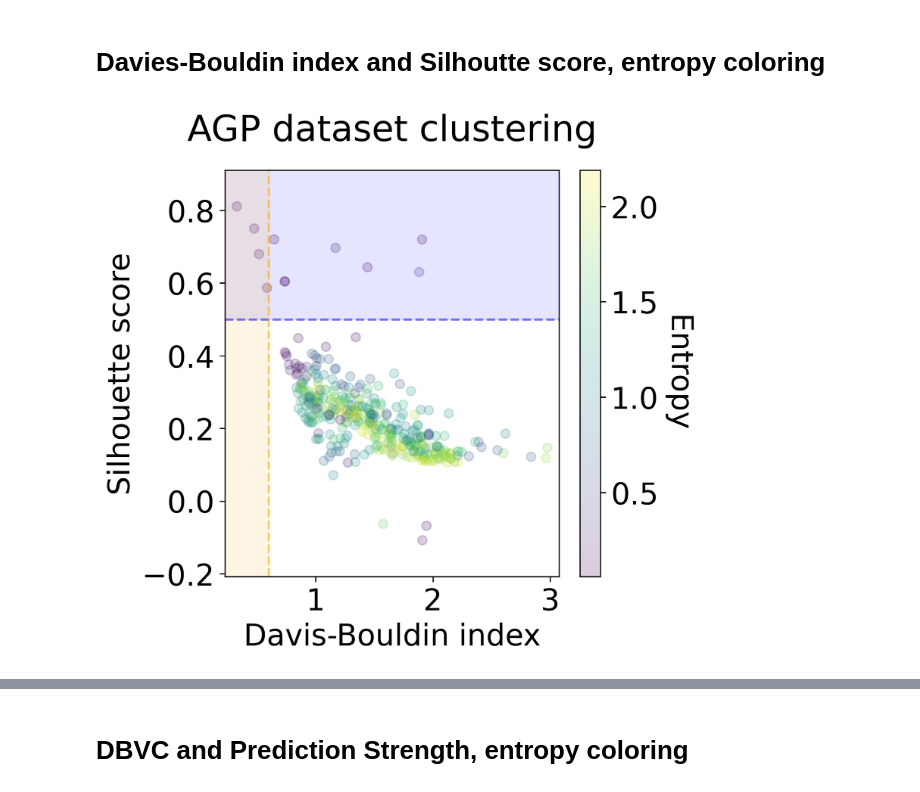
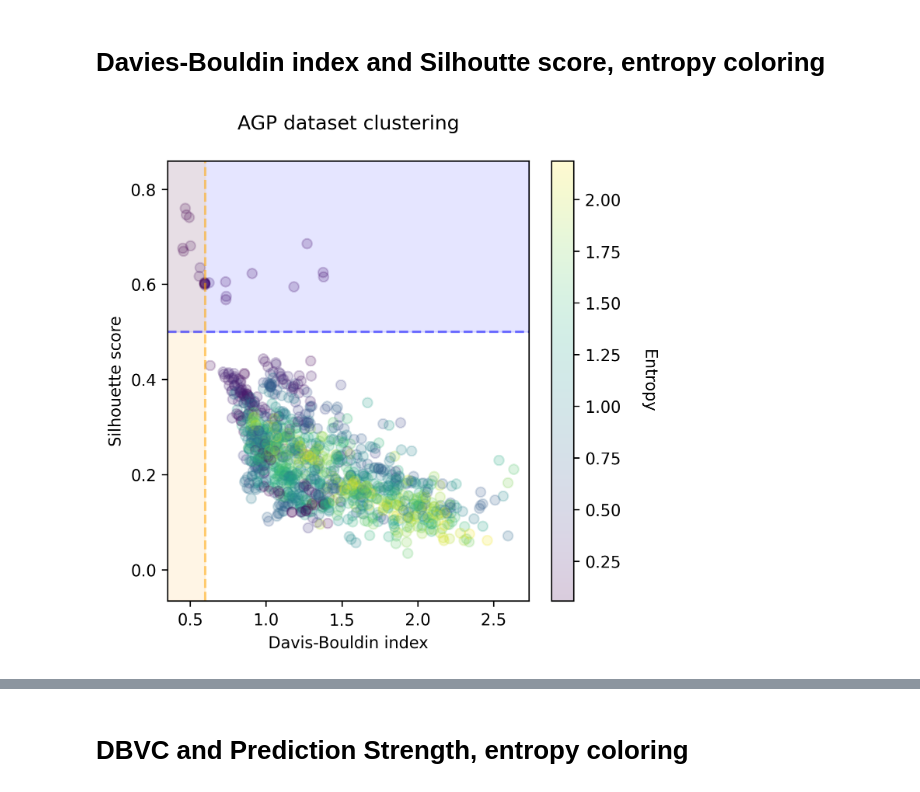
Before and after one commit to blufzzz/Human-Gut-Enterotypes-Analysis, a Jupyter notebook: Clustering.ipynb, the cells around one changed output, grey strips where cells are left out. Saved outputs shown, nothing was run; the diff lists cells and outputs as text; code cells hidden in the pictures.

```diff
--- a/Clustering.ipynb
+++ b/Clustering.ipynb
@@ -425,0 +354,35 @@ df_metrics_HMP_ = df_metrics_HMP[HMP_mask]
+# %%
+# ['lle', 'L1', 'pca', ...]
+representations_names = np.unique(list(map(lambda x: x.split('_')[0], os.listdir(clustering_results_root))))
+
+clustering_results_df = []
+
+for representation in representations_names:
+
+    clustreing_results_path = os.path.join(clustering_results_root, f'{representation}_cluster_results.npy')
+    cluster_results = np.load(clustreing_results_path, allow_pickle=True).item()
+
+    # results for each datset
+    for label, cl_res_label in cluster_results.items():
+        #results for each method given dataset
+        for cl_method, cl_res_label_method in cl_res_label.items():
+
+            if len(cl_res_label_method) == 0:
+                print('Empty results for:', representation, label, cl_method)
+                continue
+
+            df = pd.DataFrame(cl_res_label_method)
+
+            dataset, tax = label.split('_')
+
+            df['dataset'] = dataset
+            df['tax'] = tax
+            df['representation'] = representation
+            df['cl_method'] = cl_method
+            # n_clusters found
+            n_unique = lambda x: len(np.unique(x[x!=-1]))
+            df['n_cl'] = df['labels'].apply(n_unique)
+
+            clustering_results_df.append(df)
+
+clustering_results_df = pd.concat(clustering_results_df, axis=0, ignore_index=True)
@@ -426,17 +407,25 @@ df_metrics_HMP_ = df_metrics_HMP[HMP_mask]
+# %%
+df_mask = (clustering_results_df['data_used'] > DATA_PRESERVED_THRESHOLD) &\
+          (clustering_results_df['dbind'] < DBIND_MAX)  &\
+          (~clustering_results_df['dbcv'].isna())
+
+clustering_results_df_ = clustering_results_df[df_mask]
 # %% [markdown]
 # Davies-Bouldin index and Silhoutte score, entropy coloring
 # %%
 plt.rcParams.update({'font.size': 20, 'axes.titley':1.05})
 # %%
-plot_clustering_scatter(df_metrics_AGP_,
+AGP_df = clustering_results_df_.query('dataset == "AGP"')
+
+plot_clustering_scatter(AGP_df,
                         x_metric_name='dbind',
                         y_metric_name='silh',
                         coloring_metric_name='entropy',
                         title='AGP dataset clustering',
                         y_threshold=SILHOUETTE_THRESH,
                         x_threshold=DBIND_THRESHOLD,
                         y_hue_line=1,
                         x_hue_line=0)
 # %% [output]
-[figure, old version]
+[figure, new version]
 # %%
```
Also changed, not shown: parts of 24 cells of this notebook, 5 other files.
